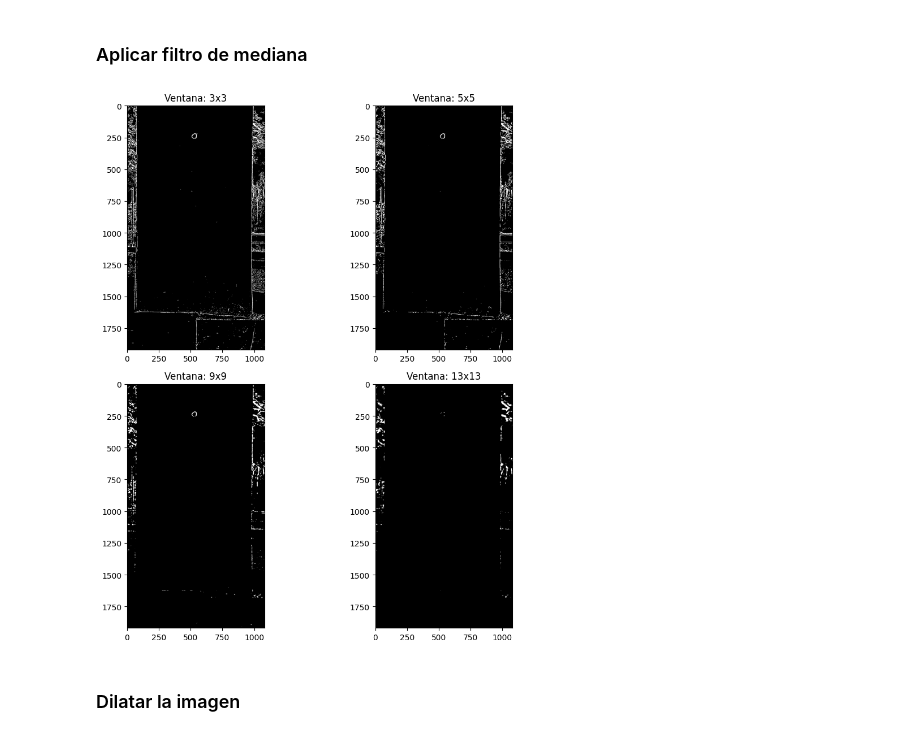
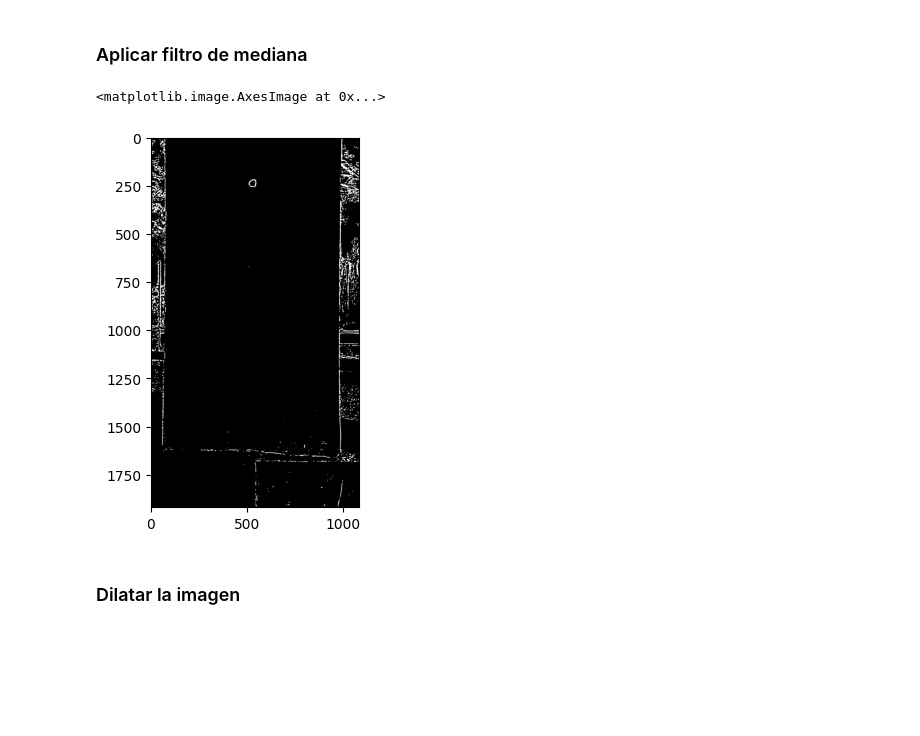
Before and after one commit to GabrielBarrientos99/deteccion_objetos_pixeles, a Jupyter notebook: prediccion.ipynb, the cells around one changed output. Cells and saved outputs as stored; diff of their text form; code cells hidden in the pictures; blank space fills up the shorter version.

```diff
--- a/prediccion.ipynb
+++ b/prediccion.ipynb
@@ -92,35 +92,14 @@ plt.imshow(img_threshold, cmap='gray')
 [figure]
 # %% [markdown]
 ### Aplicar filtro de mediana
-# %%
-
-ventana_size = [3, 5, 9, 13]
-
-# Aplicamos el filtro de mediana con diferentes tamaños de kernel
-img_median_1 = cv2.medianBlur(img_threshold, ventana_size[0])
-img_median = cv2.medianBlur(img_threshold, ventana_size[1]) # Valor que utilizaremos para este proyecto
-img_median_9 = cv2.medianBlur(img_threshold, ventana_size[2])
-img_median_13 = cv2.medianBlur(img_threshold, ventana_size[3])
-
-# Ajustamos las imagenes en un cuadro 2x2
-fig, axs = plt.subplots(2, 2, figsize=(10, 10))
-
-# Mostramos las imágenes en escala de grises con diferentes ventana_size
-axs[0, 0].imshow(img_median_1, cmap='gray')
-axs[0, 0].set_title(f'Ventana: {ventana_size[0]}x{ventana_size[0]}')
-
-axs[0, 1].imshow(img_median, cmap='gray')
-axs[0, 1].set_title(f'Ventana: {ventana_size[1]}x{ventana_size[1]}')
-
-axs[1, 0].imshow(img_median_9, cmap='gray')
-axs[1, 0].set_title(f'Ventana: {ventana_size[2]}x{ventana_size[2]}')
-
-axs[1, 1].imshow(img_median_13, cmap='gray')
-axs[1, 1].set_title(f'Ventana: {ventana_size[3]}x{ventana_size[3]}')
-
-plt.tight_layout()
-plt.show()
-# %% [output]
-[figure, removed]
+# %%
+# Aplicamos un filtro de mediana para reducir el ruido en la imagen
+img_median = cv2.medianBlur(img_threshold, 5)
+
+# Mostramos la imagen después de aplicar el filtro de mediana
+plt.imshow(img_median, cmap='gray')
+# %% [output]
+<matplotlib.image.AxesImage at 0x...>
+[figure, added]
 # %% [markdown]
 ### Dilatar la imagen
```
Also changed, not shown: parts of 13 cells of this notebook.
